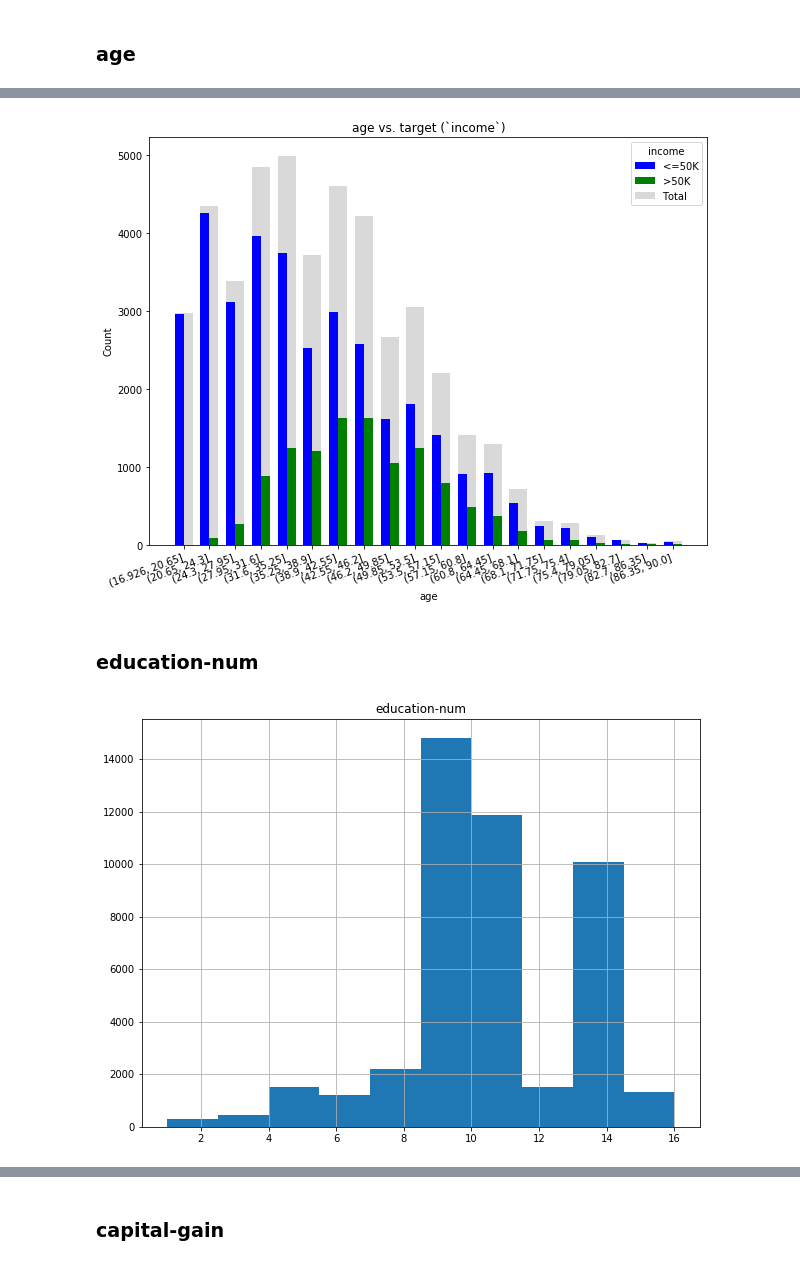
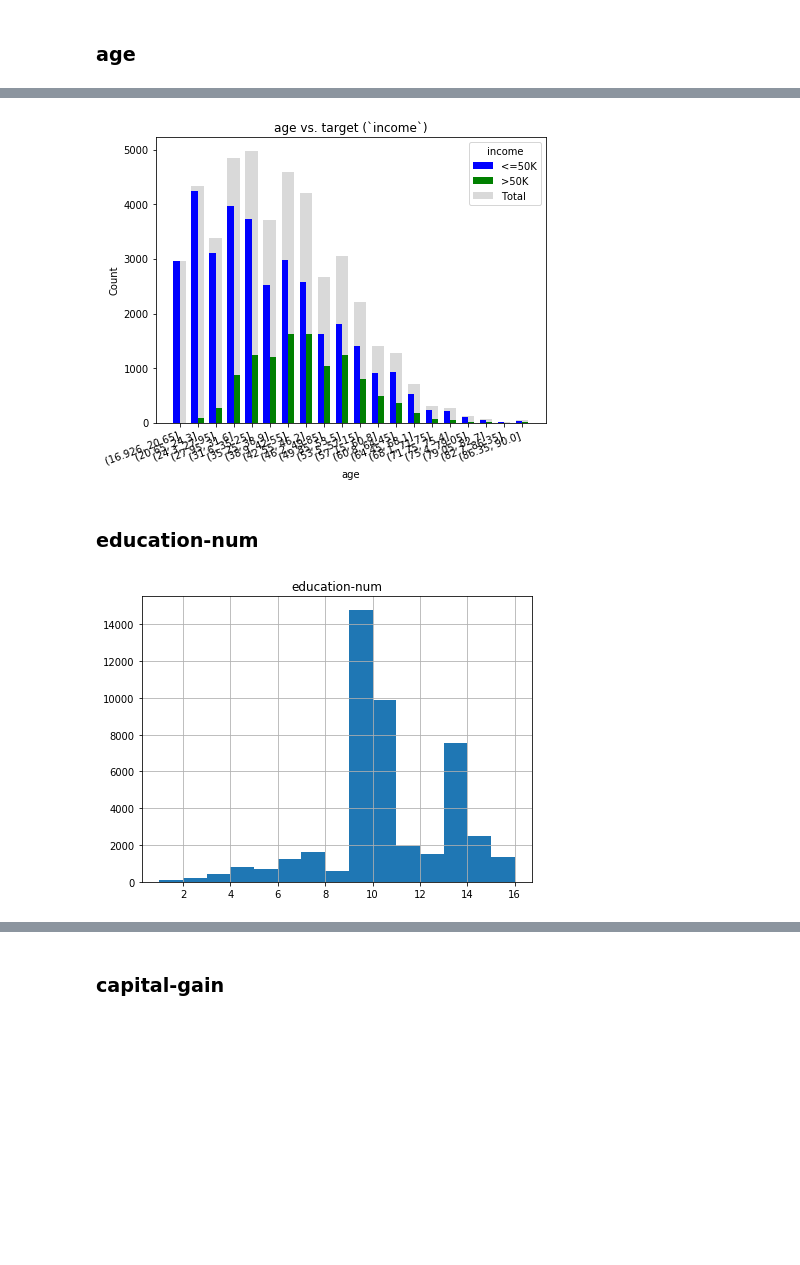
Before and after one commit to shane-kercheval/udacity, a Jupyter notebook: data_scientist_nanodegree/projects/p1_charityml/custom/1-Exploring.ipynb, the cells around one changed output, grey strips where cells are left out. Cells and saved outputs as stored; diff of their text form; code cells hidden in the pictures; blank space fills up the shorter version.

```diff
--- a/data_scientist_nanodegree/projects/p1_charityml/custom/1-Exploring.ipynb
+++ b/data_scientist_nanodegree/projects/p1_charityml/custom/1-Exploring.ipynb
@@ -27,13 +14,8 @@ Requirement not upgraded as not directly required: setuptools in /Users/shaneker
 # %%
-from oolearning import *
-import pandas as pd
-import matplotlib.pyplot as plt
-
-%matplotlib inline
 pd.set_option('display.max_colwidth', -1)
 pd.set_option('display.max_columns', None)
 pd.set_option('display.max_rows', None)
-width = 10
+width = 7
 plt.rcParams['figure.figsize'] = [width, width/1.333]
 # %% [markdown]
 # Import Data
@@ -143,13 +125,13 @@ explore.plot_against_target(feature='age')
 # %%
 explore.plot_histogram_against_target(numeric_feature='age')
 # %% [output]
-[figure, old version]
+[figure, new version]
 # %% [markdown]
 ### education-num
 # %%
-explore.plot_histogram(numeric_feature='education-num')
+explore.plot_histogram(numeric_feature='education-num', num_bins=15)
 # %% [output]
-[figure, old version]
+[figure, new version]
 # %%
 explore.plot_boxplot(numeric_feature='education-num')
 # %% [output]
```
Also changed, not shown: parts of 33 cells of this notebook, 1 other file.
